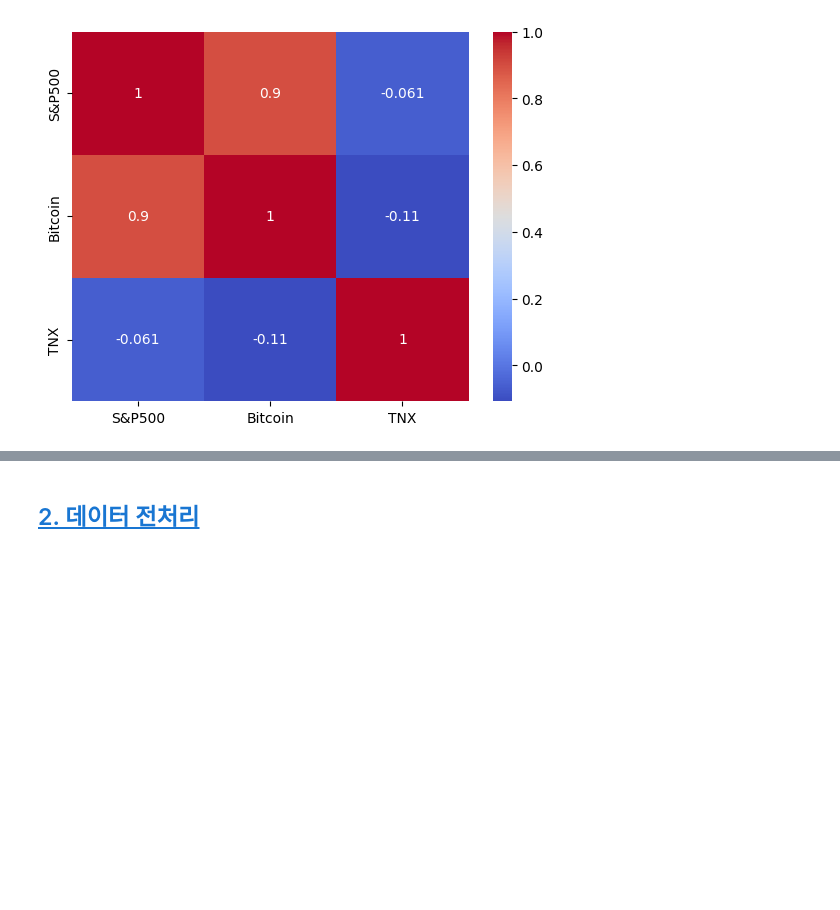
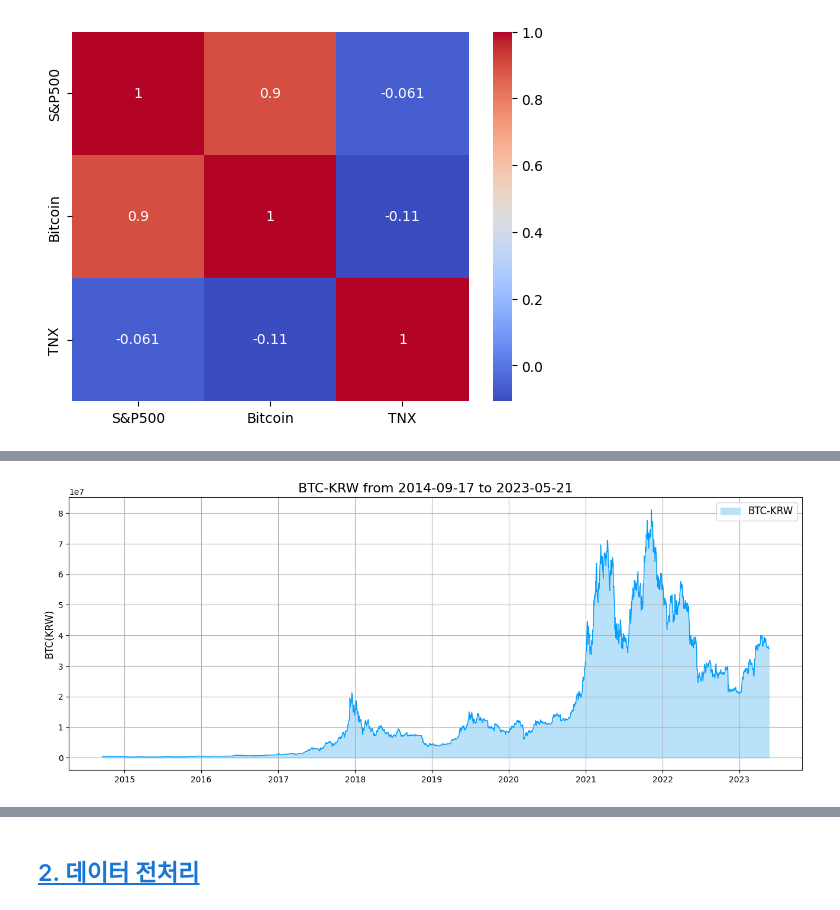
Before and after one commit to young1ll/time-series-da, a Jupyter notebook: upbitAnalyzer_data_analysis_report.ipynb, the cells around one changed output, grey strips where cells are left out. Cells and saved outputs as stored; diff of their text form; code cells hidden in the pictures; blank space fills up the shorter version.

```diff
--- a/upbitAnalyzer_data_analysis_report.ipynb
+++ b/upbitAnalyzer_data_analysis_report.ipynb
@@ -368,0 +415,16 @@ btc_krw_df.head()
+# %%
+pd.plotting.register_matplotlib_converters()
+years = mdates.YearLocator()
+fig, ax1 = plt.subplots(figsize=(16,6))
+ax1.xaxis.set_major_locator(years)
+x = btc_krw_df.index
+y = btc_krw_df['Adj Close']
+ax1.fill_between(x, 0, y, color='#b9e1fa')
+ax1.legend(['BTC-KRW'], fontsize=12)
+plt.title('BTC-KRW from 2014-09-17 to 2023-05-21', fontsize=16)
+plt.plot(y, color='#039dfc', label='S&P500', linewidth=1.0)
+plt.ylabel('BTC(KRW)', fontsize=12)
+plt.grid(True)
+plt.show()
+# %% [output]
+[figure, added]
```
Also changed, not shown: parts of 25 cells of this notebook.
